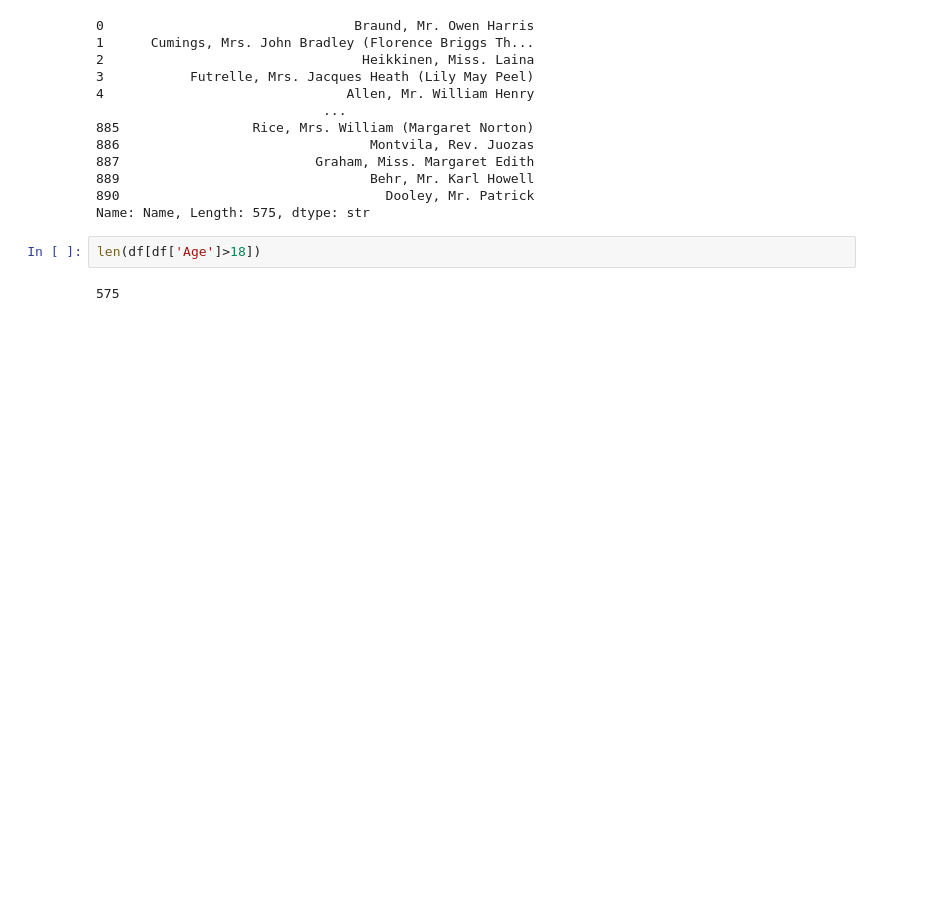
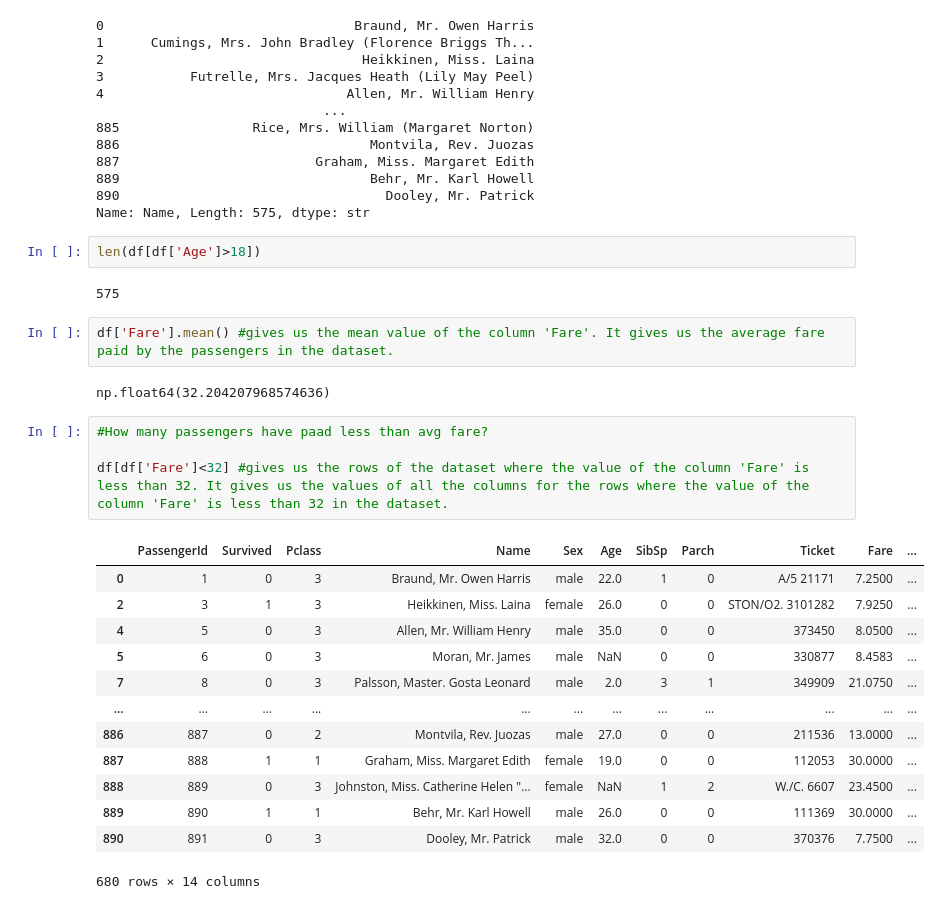
Before and after one commit to pashupatinathvidyarthi/Data-Analytics, a Jupyter notebook: Pandas/Pandas_02.ipynb, the cells around one changed output. Cells and saved outputs as stored; diff of their text form; blank space fills up the shorter version.

```diff
--- a/Pandas/Pandas_02.ipynb
+++ b/Pandas/Pandas_02.ipynb
@@ -529,3 +529,25 @@ Name: Name, Length: 575, dtype: str
 len(df[df['Age']>18])
 # %% [output]
 575
+# %%
+df['Fare'].mean() #gives us the mean value of the column 'Fare'. It gives us the average fare paid by the passengers in the dataset.
+# %% [output]
+np.float64(32.204207968574636)
+# %%
+#How many passengers have paad less than avg fare?
+
+df[df['Fare']<32] #gives us the rows of the dataset where the value of the column 'Fare' is less than 32. It gives us the values of all the columns for the rows where the value of the column 'Fare' is less than 32 in the dataset.
+# %% [output]
+|  | PassengerId | Survived | Pclass | Name | Sex | Age | SibSp | Parch | Ticket | Fare | ... |
+| 0 | 1 | 0 | 3 | Braund, Mr. Owen Harris | male | 22.0 | 1 | 0 | A/5 21171 | 7.2500 | ... |
+| 2 | 3 | 1 | 3 | Heikkinen, Miss. Laina | female | 26.0 | 0 | 0 | STON/O2. 3101282 | 7.9250 | ... |
+| 4 | 5 | 0 | 3 | Allen, Mr. William Henry | male | 35.0 | 0 | 0 | 373450 | 8.0500 | ... |
+| 5 | 6 | 0 | 3 | Moran, Mr. James | male | NaN | 0 | 0 | 330877 | 8.4583 | ... |
+| 7 | 8 | 0 | 3 | Palsson, Master. Gosta Leonard | male | 2.0 | 3 | 1 | 349909 | 21.0750 | ... |
+| ... | ... | ... | ... | ... | ... | ... | ... | ... | ... | ... | ... |
+| 886 | 887 | 0 | 2 | Montvila, Rev. Juozas | male | 27.0 | 0 | 0 | 211536 | 13.0000 | ... |
+| 887 | 888 | 1 | 1 | Graham, Miss. Margaret Edith | female | 19.0 | 0 | 0 | 112053 | 30.0000 | ... |
+| 888 | 889 | 0 | 3 | Johnston, Miss. Catherine Helen "... | female | NaN | 1 | 2 | W./C. 6607 | 23.4500 | ... |
+| 889 | 890 | 1 | 1 | Behr, Mr. Karl Howell | male | 26.0 | 0 | 0 | 111369 | 30.0000 | ... |
+| 890 | 891 | 0 | 3 | Dooley, Mr. Patrick | male | 32.0 | 0 | 0 | 370376 | 7.7500 | ... |
+680 rows × 14 columns
```
Also changed, not shown: parts of 6 cells of this notebook.
